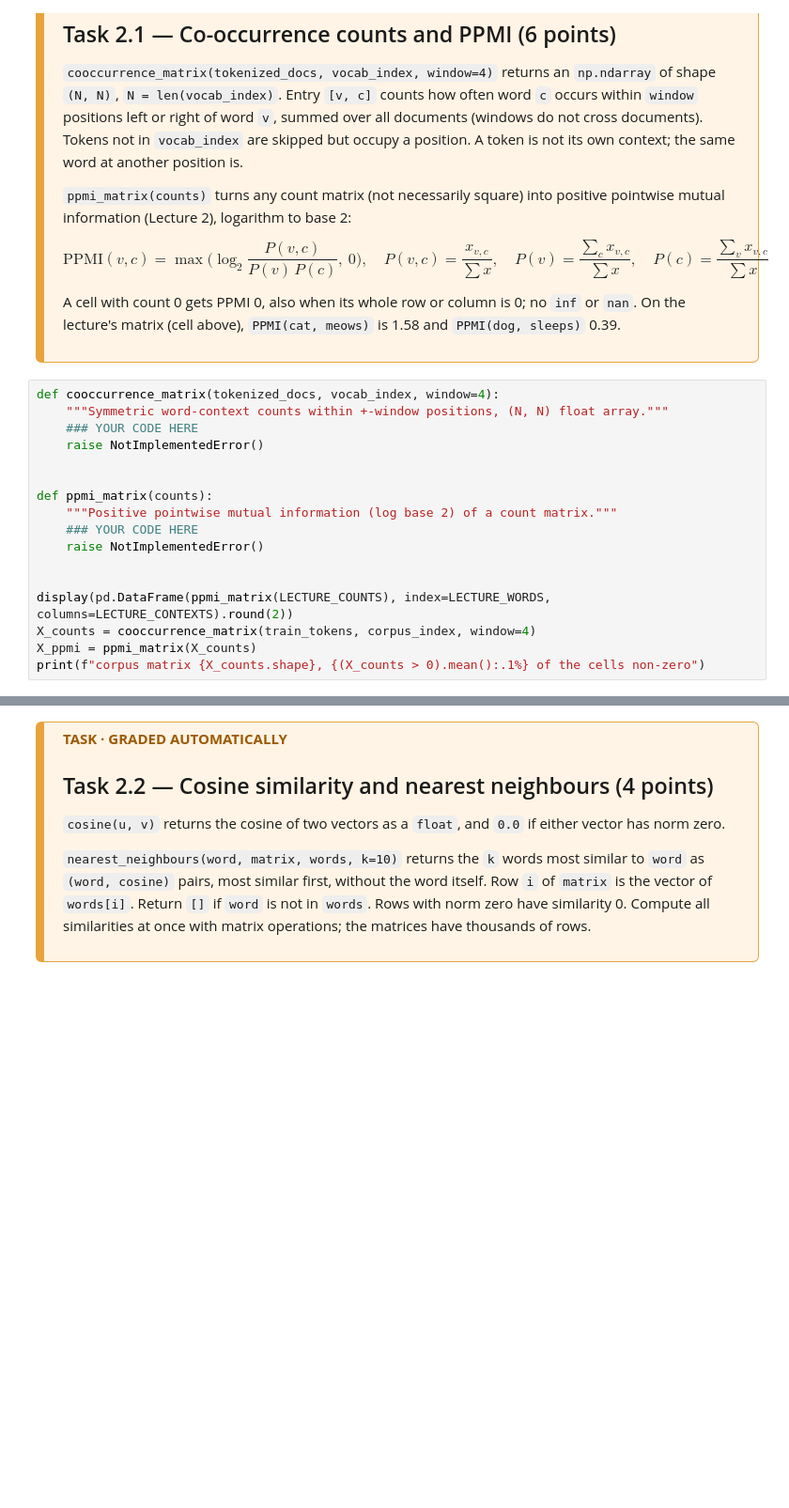
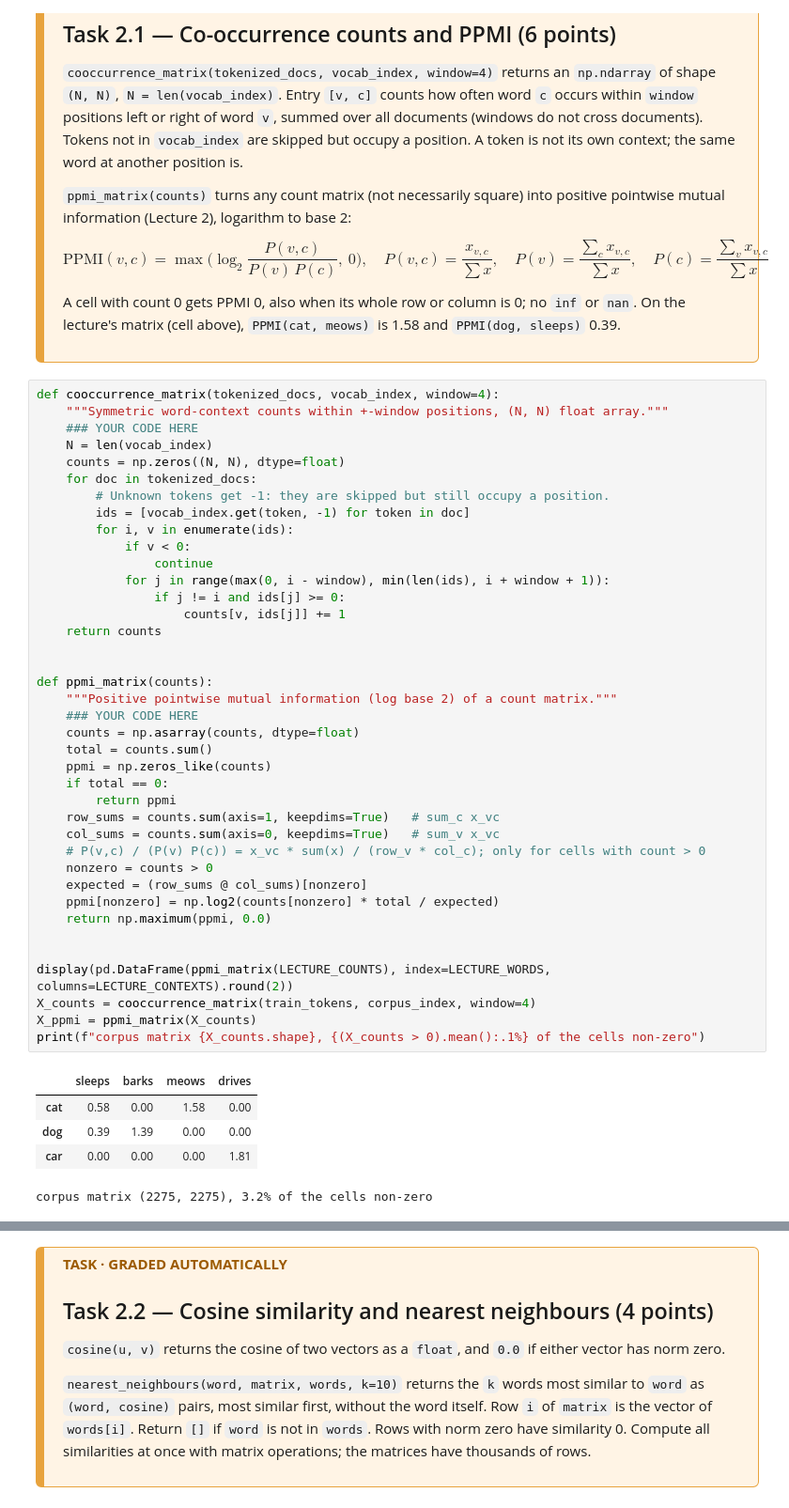
Before and after one commit to j-arzmueller/Natural-Language-Processing_Project, a Jupyter notebook: assignment_02_ws2627/assignment_02/assignment_02.ipynb, the cells around one changed output, grey strips where cells are left out. Shown at 94% size. Saved outputs shown, nothing was run; the diff lists cells and outputs as text; blank space fills up the shorter version.

```diff
--- a/assignment_02_ws2627/assignment_02/assignment_02.ipynb
+++ b/assignment_02_ws2627/assignment_02/assignment_02.ipynb
@@ -423,20 +463,48 @@ On the lecture's matrix (cell above), `PPMI(cat, meows)` is 1.58 and `PPMI(dog,
 # %%
 def cooccurrence_matrix(tokenized_docs, vocab_index, window=4):
     """Symmetric word-context counts within +-window positions, (N, N) float array."""
     ### YOUR CODE HERE
-    raise NotImplementedError()
+    N = len(vocab_index)
+    counts = np.zeros((N, N), dtype=float)
+    for doc in tokenized_docs:
+        # Unknown tokens get -1: they are skipped but still occupy a position.
+        ids = [vocab_index.get(token, -1) for token in doc]
+        for i, v in enumerate(ids):
+            if v < 0:
+                continue
+            for j in range(max(0, i - window), min(len(ids), i + window + 1)):
+                if j != i and ids[j] >= 0:
+                    counts[v, ids[j]] += 1
+    return counts
 
 
 def ppmi_matrix(counts):
     """Positive pointwise mutual information (log base 2) of a count matrix."""
     ### YOUR CODE HERE
-    raise NotImplementedError()
+    counts = np.asarray(counts, dtype=float)
+    total = counts.sum()
+    ppmi = np.zeros_like(counts)
+    if total == 0:
+        return ppmi
+    row_sums = counts.sum(axis=1, keepdims=True)   # sum_c x_vc
+    col_sums = counts.sum(axis=0, keepdims=True)   # sum_v x_vc
+    # P(v,c) / (P(v) P(c)) = x_vc * sum(x) / (row_v * col_c); only for cells with count > 0
+    nonzero = counts > 0
+    expected = (row_sums @ col_sums)[nonzero]
+    ppmi[nonzero] = np.log2(counts[nonzero] * total / expected)
+    return np.maximum(ppmi, 0.0)
 
 
 display(pd.DataFrame(ppmi_matrix(LECTURE_COUNTS), index=LECTURE_WORDS, columns=LECTURE_CONTEXTS).round(2))
 X_counts = cooccurrence_matrix(train_tokens, corpus_index, window=4)
 X_ppmi = ppmi_matrix(X_counts)
 print(f"corpus matrix {X_counts.shape}, {(X_counts > 0).mean():.1%} of the cells non-zero")
+# %% [output]
+|  | sleeps | barks | meows | drives |
+| cat | 0.58 | 0.00 | 1.58 | 0.00 |
+| dog | 0.39 | 1.39 | 0.00 | 0.00 |
+| car | 0.00 | 0.00 | 0.00 | 1.81 |
+corpus matrix (2275, 2275), 3.2% of the cells non-zero
 # %%
 # --- Test 2.1: do not add, remove or modify anything in this cell ---
 _index = {"a": 0, "b": 1, "c": 2}
```
Also changed, not shown: parts of 38 cells of this notebook, 2 other files.
